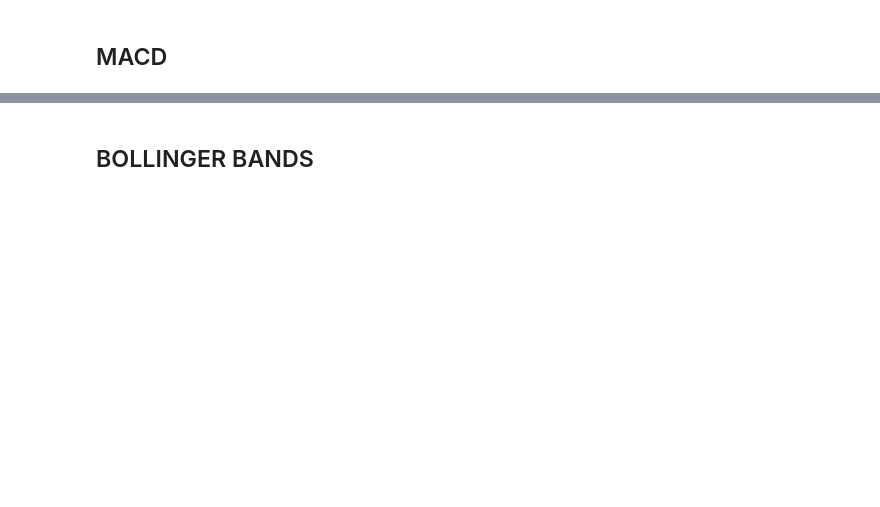
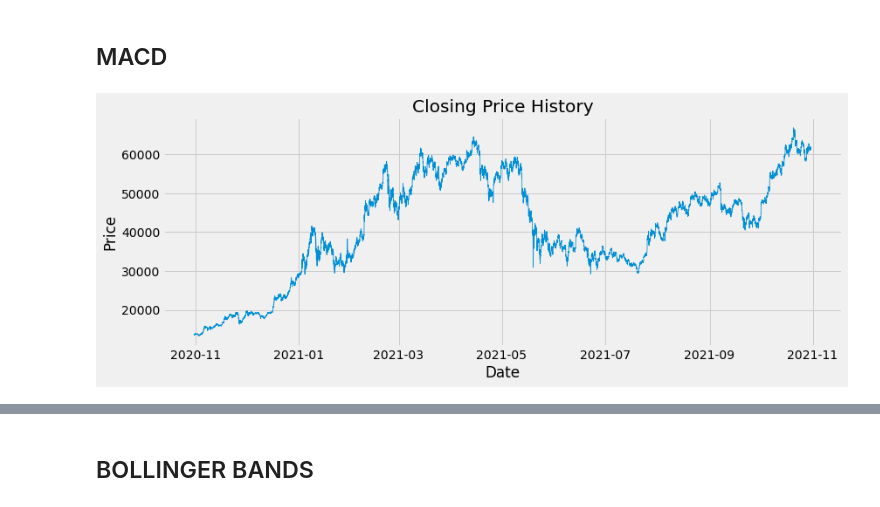
Before and after one commit to coldstrel/bitcoin_final, a Jupyter notebook: Team_4_Crypto_Bot.ipynb, the cells around one changed output, grey strips where cells are left out. Saved outputs shown, nothing was run; the diff lists cells and outputs as text; code cells hidden in the pictures; blank space fills up the shorter version.

```diff
--- a/Team_4_Crypto_Bot.ipynb
+++ b/Team_4_Crypto_Bot.ipynb
@@ -41,0 +80,5 @@ BTC_data_complete_df.sample(10)
+# %%
+# from the complete data, set index to date
+BTC_data_complete_dateindex_df = BTC_data_complete_df.\
+set_index(pd.DatetimeIndex(BTC_data_complete_df['Date (GMT)'].values))
+BTC_data_complete_dateindex_df.tail()
@@ -237,2 +289,12 @@ plt.show()
 # %% [markdown]
 ## MACD
+# %%
+# plot prices
+plt.figure(figsize=(12.4, 4.5))
+plt.plot(BTC_data_complete_dateindex_df['Last' ], label='Closing Price',linewidth=0.8)
+plt.title('Closing Price History')
+plt.xlabel('Date')
+plt.ylabel('Price')
+plt.show()
+# %% [output]
+[figure, added]
```
Also changed, not shown: parts of 50 cells of this notebook.
